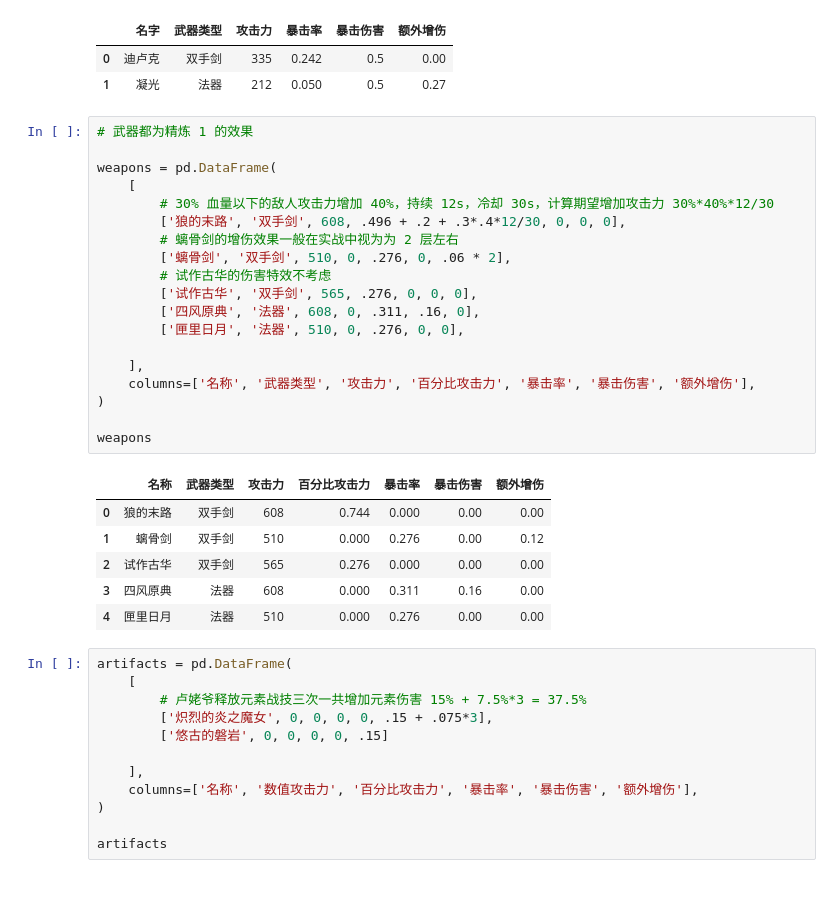
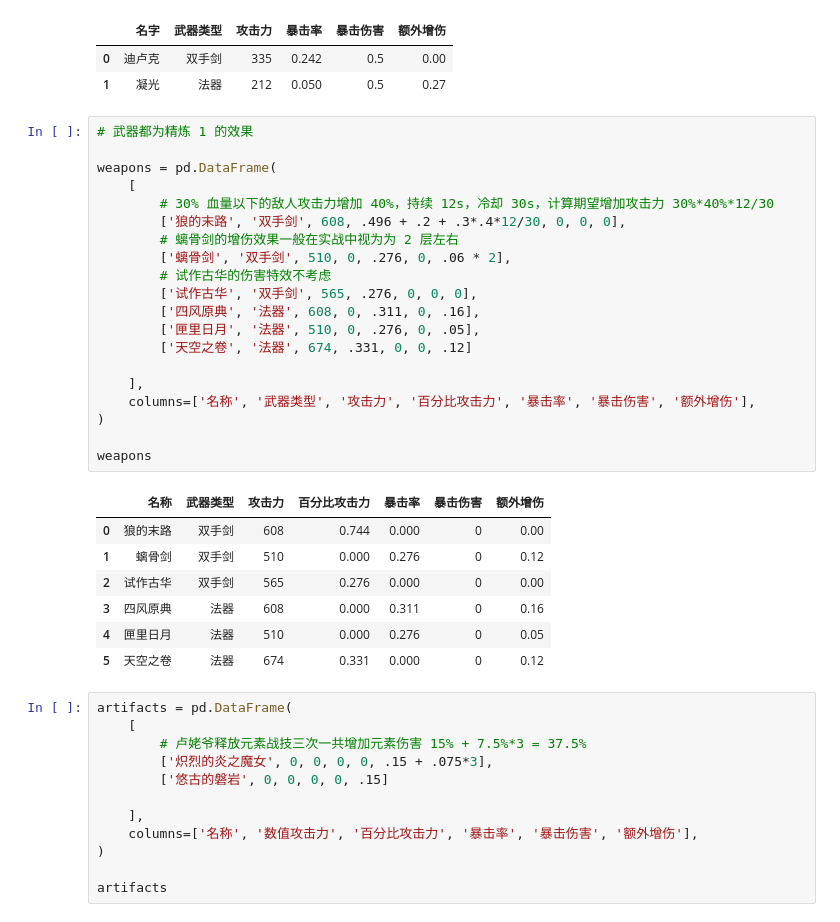
Before and after one commit to Crayon-ShinChan/Genshin, a Jupyter notebook: damage_cal.ipynb, the cells around one changed output. Saved outputs shown, nothing was run; the diff lists cells and outputs as text; blank space fills up the shorter version.

```diff
--- a/damage_cal.ipynb
+++ b/damage_cal.ipynb
@@ -27,29 +27,31 @@ characters
 # %%
 # 武器都为精炼 1 的效果
 
 weapons = pd.DataFrame(
     [
         # 30% 血量以下的敌人攻击力增加 40%，持续 12s，冷却 30s，计算期望增加攻击力 30%*40%*12/30
         ['狼的末路', '双手剑', 608, .496 + .2 + .3*.4*12/30, 0, 0, 0],
         # 螭骨剑的增伤效果一般在实战中视为为 2 层左右
         ['螭骨剑', '双手剑', 510, 0, .276, 0, .06 * 2],
         # 试作古华的伤害特效不考虑
         ['试作古华', '双手剑', 565, .276, 0, 0, 0],
-        ['四风原典', '法器', 608, 0, .311, .16, 0],
-        ['匣里日月', '法器', 510, 0, .276, 0, 0],
+        ['四风原典', '法器', 608, 0, .311, 0, .16],
+        ['匣里日月', '法器', 510, 0, .276, 0, .05],
+        ['天空之卷', '法器', 674, .331, 0, 0, .12]
 
     ],
     columns=['名称', '武器类型', '攻击力', '百分比攻击力', '暴击率', '暴击伤害', '额外增伤'],
 )
 
 weapons
 # %% [output]
 |  | 名称 | 武器类型 | 攻击力 | 百分比攻击力 | 暴击率 | 暴击伤害 | 额外增伤 |
-| 0 | 狼的末路 | 双手剑 | 608 | 0.744 | 0.000 | 0.00 | 0.00 |
-| 1 | 螭骨剑 | 双手剑 | 510 | 0.000 | 0.276 | 0.00 | 0.12 |
-| 2 | 试作古华 | 双手剑 | 565 | 0.276 | 0.000 | 0.00 | 0.00 |
-| 3 | 四风原典 | 法器 | 608 | 0.000 | 0.311 | 0.16 | 0.00 |
-| 4 | 匣里日月 | 法器 | 510 | 0.000 | 0.276 | 0.00 | 0.00 |
+| 0 | 狼的末路 | 双手剑 | 608 | 0.744 | 0.000 | 0 | 0.00 |
+| 1 | 螭骨剑 | 双手剑 | 510 | 0.000 | 0.276 | 0 | 0.12 |
+| 2 | 试作古华 | 双手剑 | 565 | 0.276 | 0.000 | 0 | 0.00 |
+| 3 | 四风原典 | 法器 | 608 | 0.000 | 0.311 | 0 | 0.16 |
+| 4 | 匣里日月 | 法器 | 510 | 0.000 | 0.276 | 0 | 0.05 |
+| 5 | 天空之卷 | 法器 | 674 | 0.331 | 0.000 | 0 | 0.12 |
 # %%
 artifacts = pd.DataFrame(
     [
```
Also changed, not shown: parts of 9 cells of this notebook, 2 other files.
